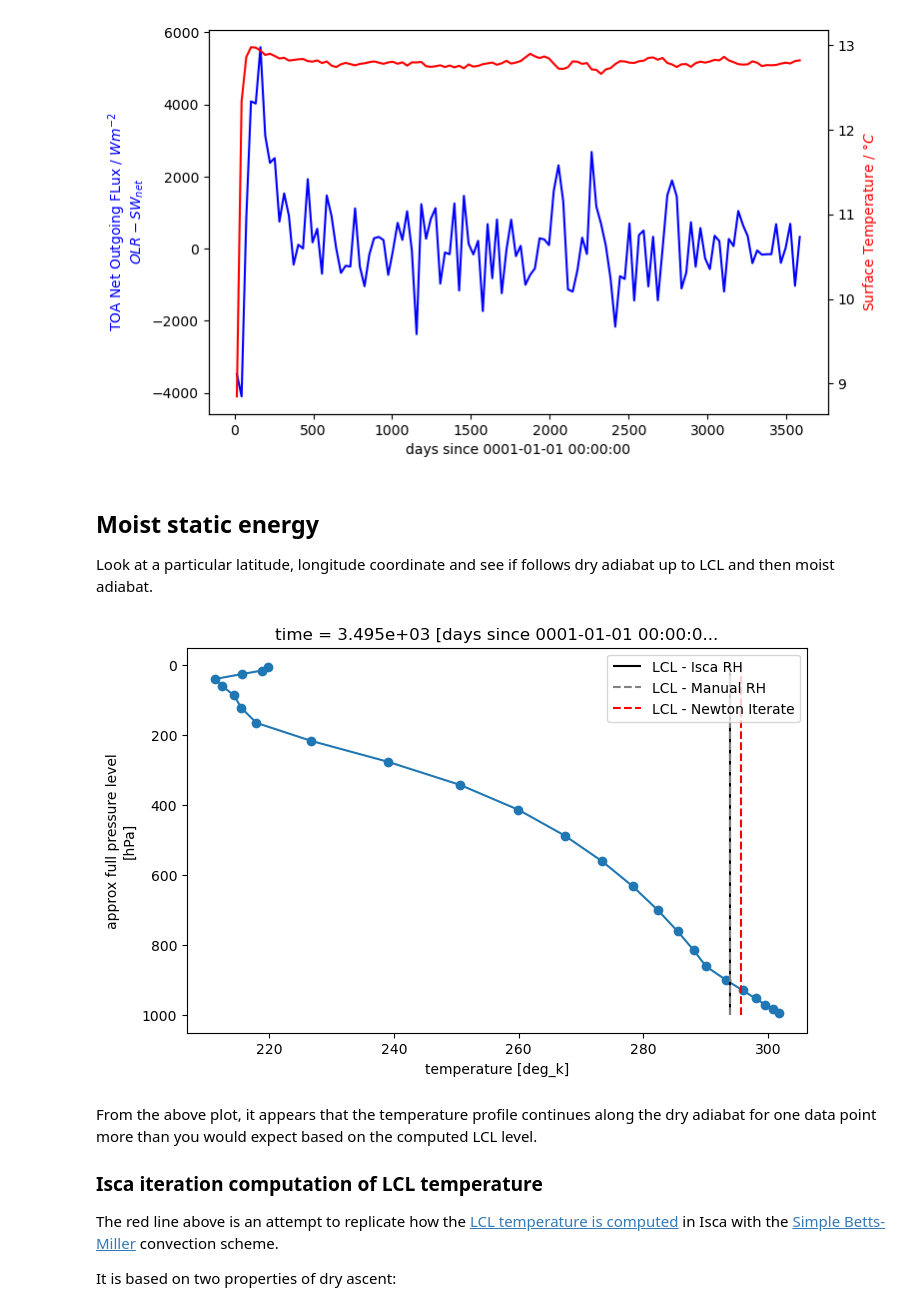
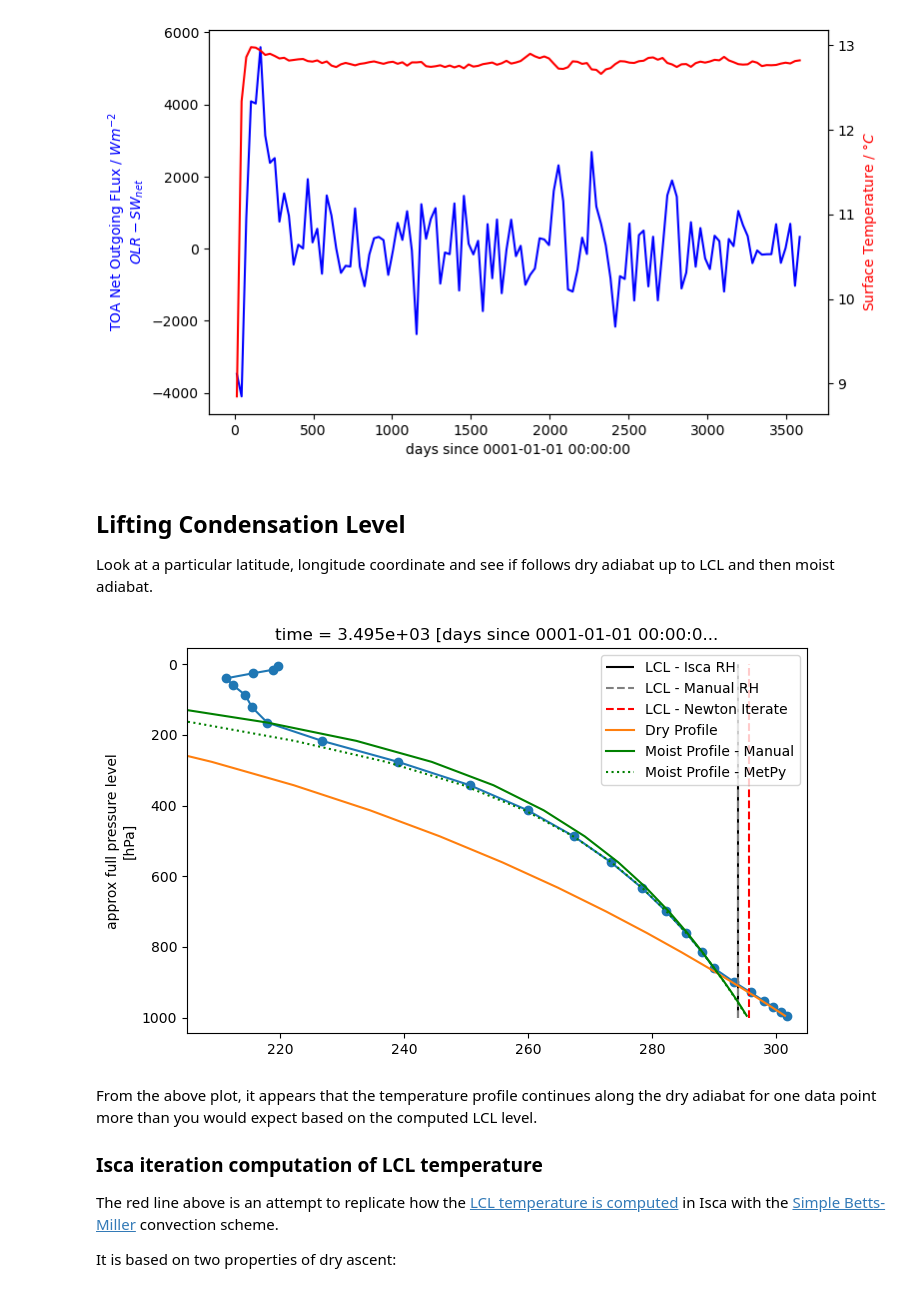
Before and after one commit to jduffield65/Isca, a Jupyter notebook: jobs/convective_coupling/aquaplanet/d5_2/lcl_notebook.ipynb, the cells around one changed output. Cells and saved outputs as stored; diff of their text form; code cells hidden in the pictures.

Commit message:
Add calculation of moist adiabatic lapse rate

```diff
--- a/jobs/convective_coupling/aquaplanet/d5_2/lcl_notebook.ipynb
+++ b/jobs/convective_coupling/aquaplanet/d5_2/lcl_notebook.ipynb
@@ -35,42 +35,57 @@ isca_tools.plot.plot_spin_up(ds.olr, frierson_net_toa_sw_dwn(ds.swdn_toa, ds.ps,
 # %% [output]
 [figure]
 # %% [markdown]
-## Moist static energy
+## Lifting Condensation Level
 Look at a particular latitude, longitude coordinate and see if follows dry adiabat up to LCL and then moist adiabat.
 # %%
 ds_tropics = ds.sel(lon=[240.125], lat=[0], time=[3500], method="nearest")
 fig, ax = plt.subplots(1,1, figsize=(8, 5))
 ax.scatter(ds_tropics.temp.to_numpy(), ds_tropics.temp.pfull.to_numpy())        # Add data points to see how discrete data is
 ds_tropics.temp.plot(yincrease=False, y='pfull', ax=ax);
 trop_lcl = lcl_temp(ds_tropics.temp_2m, ds_tropics.rh_2m).to_numpy()
 ax.vlines(trop_lcl,1000,0,colors='k', label='LCL - Isca RH');
 
 # Calculate relative humidity from specific humidity and check that it gives the same LCL, which it should in the tropics.
 trop_rh_2m_manual = rh_from_sphum(ds_tropics.sphum_2m, ds_tropics.temp_2m, ds_tropics.ps)
 trop_lcl2 = lcl_temp(ds_tropics.temp_2m, trop_rh_2m_manual).to_numpy()
 ax.vlines(trop_lcl2,1000,0, linestyles='--',colors='grey', label='LCL - Manual RH');
 plt.legend();
 
 
 def lcl_opt_func(x):
     # Isca solves for LCL temperature by using Newton iteration to solve nonlinear equation
     # based on the fact that potential temperature at LCL is the same as it is at the parcel origin because
     # there is dry air in between, and also that mixing ratio is conserved between the surface and the LCL.
     p = float(ds_tropics.ps)
     p_ref = 1e5
     r = mixing_ratio_from_sphum(float(ds_tropics.sphum_2m))
 
     theta = x*(p/p_ref)**-kappa     # potential temperature
     value = theta**(-1/kappa) * p_ref * r/(epsilon+r)
     # value = x**(-1/kappa) * p * r/(epsilon+r)
     return value - saturation_vapor_pressure(x)/x**(1/kappa)
 lcl_newton = optimize.newton(lcl_opt_func, 270)
 
+ax.vlines(lcl_newton,1000,0, linestyles='--',colors='red', label='LCL - Newton Iterate');
 
-ax.vlines(lcl_newton,1000,0, linestyles='--',colors='red', label='LCL - Newton Iterate');
+dry_temp = dry_profile(ds_tropics.temp_2m, ds_tropics.ps, ds_tropics.temp.pfull*100)
+dry_temp.plot(ax=ax, y='pfull', label='Dry Profile')
+
+moist_temp = moist_profile(float(ds_tropics.temp_2m), float(ds_tropics.ps), ds_tropics.temp.pfull.to_numpy()*100)
+p_moist_start = ds_tropics.temp.pfull.to_numpy().flatten()[-7] * 100
+temp_moist_start = ds_tropics.temp.to_numpy().flatten()[-7]
+moist_temp = moist_profile(temp_moist_start, p_moist_start, ds_tropics.temp.pfull.to_numpy()*100)
+ax.plot(moist_temp, ds_tropics.temp.pfull, color='green', label='Moist Profile - Manual')
+
+from metpy.units import units
+from metpy.calc import moist_lapse
+metpy_moist_temp = moist_lapse(ds_tropics.temp.pfull.to_numpy()*100 * units.pascal, temp_moist_start*units.kelvin, p_moist_start * units.pascal)
+ax.plot(metpy_moist_temp, ds_tropics.temp.pfull, color='green', linestyle=':', label='Moist Profile - MetPy')
+
+ax.set_xlim([205,305])
 plt.legend();
 # %% [output]
-[figure, old version]
+[figure, new version]
 # %% [markdown]
 From the above plot, it appears that the temperature profile continues along the dry adiabat for one data point more than you would expect based on the computed LCL level.
 
```
Also changed, not shown: parts of 2 cells of this notebook, 1 other file.
